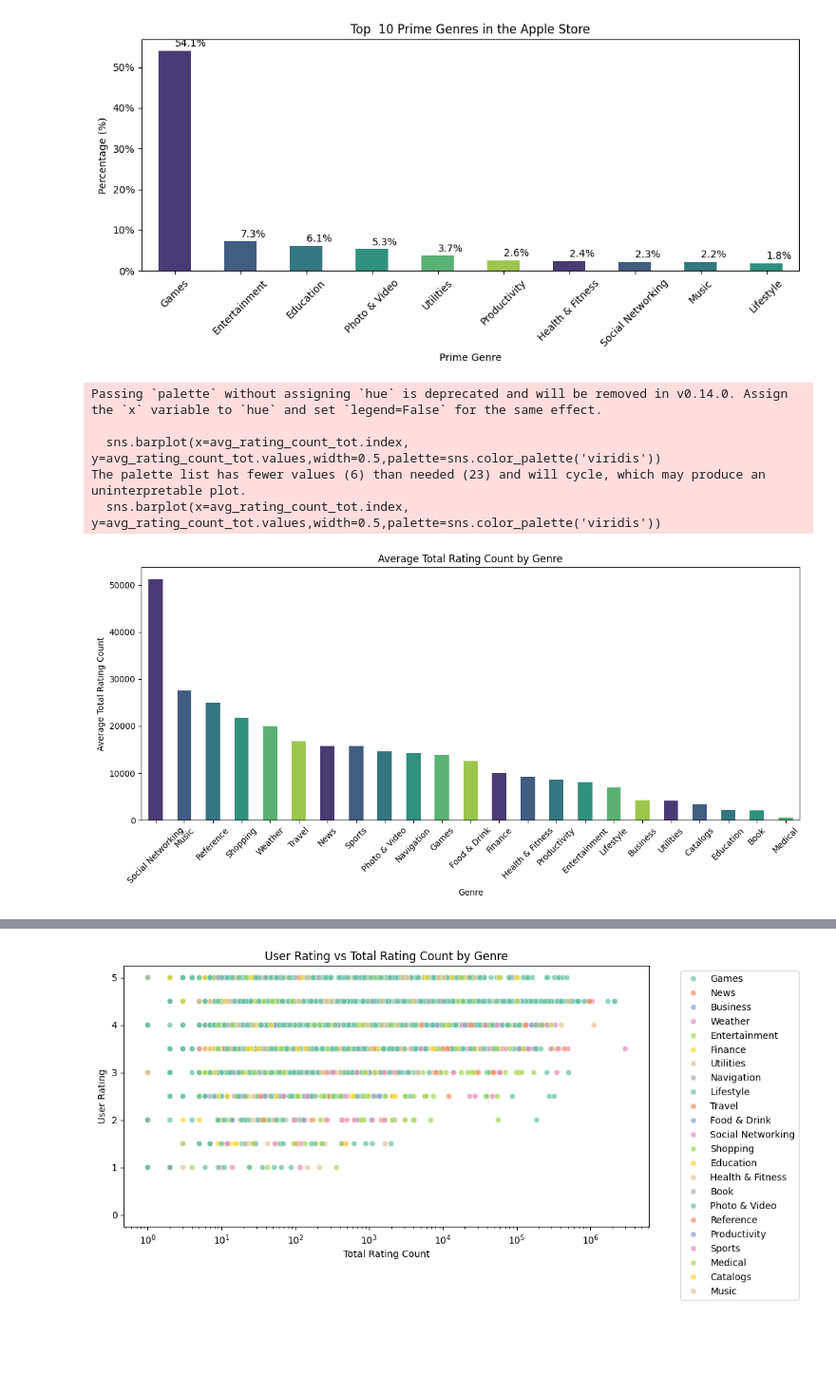
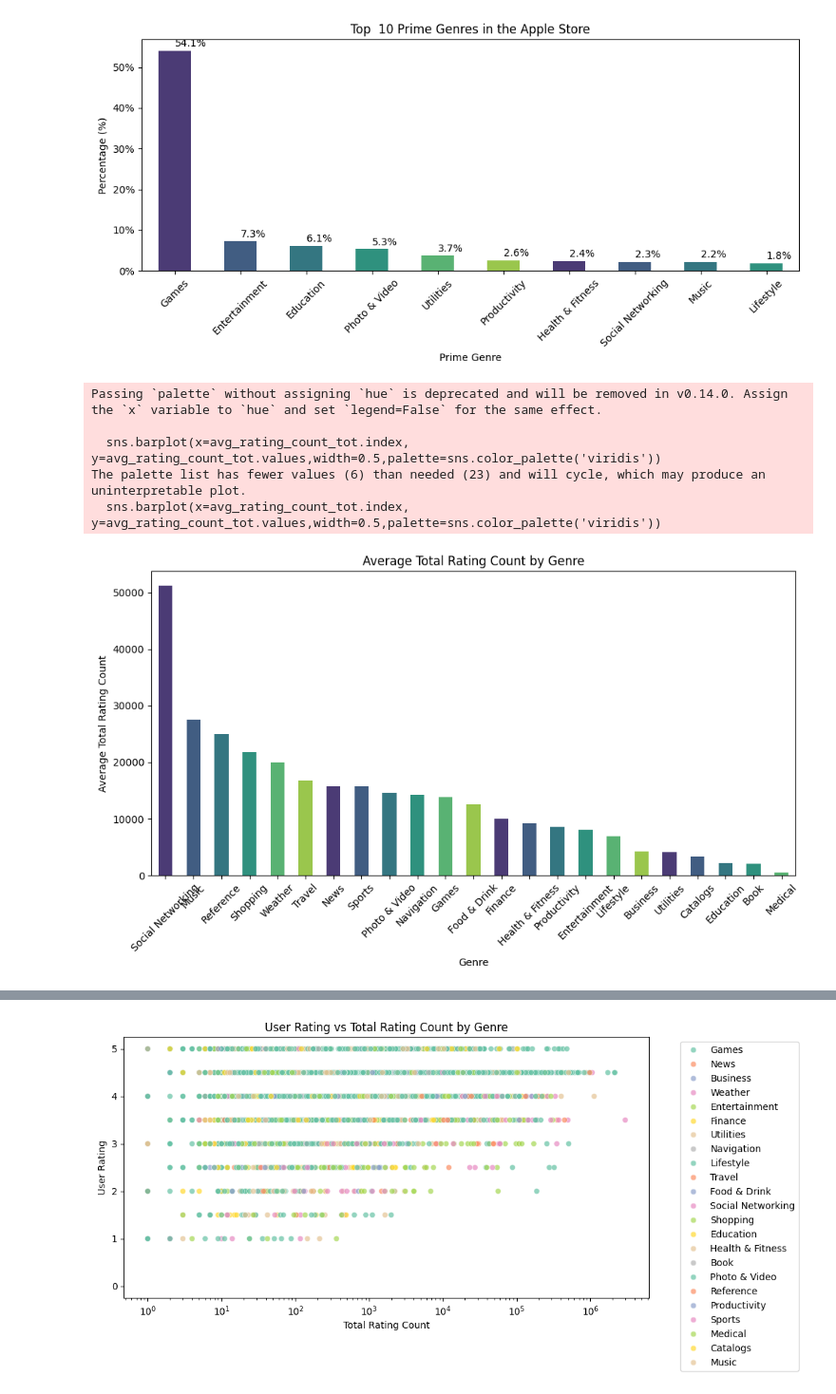
Before and after one commit to jeevithavijaykumar/Exploratory_data_analysis_using_pandas, a Jupyter notebook: AppleStore.ipynb, the cells around one changed output, grey strips where cells are left out. Shown: that part at 95% size. Drawn from its saved outputs; the diff is of its cells as text; code cells hidden in the pictures; blank space fills up the shorter version.

```diff
--- a/AppleStore.ipynb
+++ b/AppleStore.ipynb
@@ -127,23 +127,23 @@ The palette list has fewer values (6) than needed (10) and will cycle, which may
 # %%
 # Average Total rating count by Genre
 
 avg_rating_count_tot = df_filtered.groupby('prime_genre')['rating_count_tot'].mean().sort_values(ascending=False)
 
-plt.figure(figsize=(12,6))
+plt.figure(figsize=(10,6))
 sns.barplot(x=avg_rating_count_tot.index, y=avg_rating_count_tot.values,width=0.5,palette=sns.color_palette('viridis'))
 plt.title('Average Total Rating Count by Genre')
 plt.ylabel('Average Total Rating Count')
 plt.xlabel('Genre')
 plt.xticks(rotation=45)
 plt.tight_layout()
 plt.show()
 # %% [output]
 Passing `palette` without assigning `hue` is deprecated and will be removed in v0.14.0. Assign the `x` variable to `hue` and set `legend=False` for the same effect.
 
   sns.barplot(x=avg_rating_count_tot.index, y=avg_rating_count_tot.values,width=0.5,palette=sns.color_palette('viridis'))
 The palette list has fewer values (6) than needed (23) and will cycle, which may produce an uninterpretable plot.
   sns.barplot(x=avg_rating_count_tot.index, y=avg_rating_count_tot.values,width=0.5,palette=sns.color_palette('viridis'))
-[figure, old version]
+[figure, new version]
 # %%
 
 # Average User Rating by Genre
```
Also changed, not shown: parts of 9 cells of this notebook.
